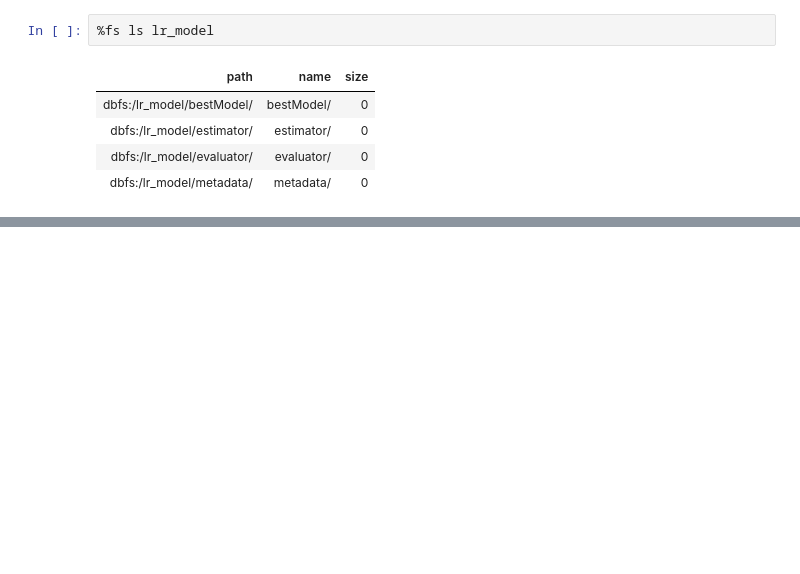
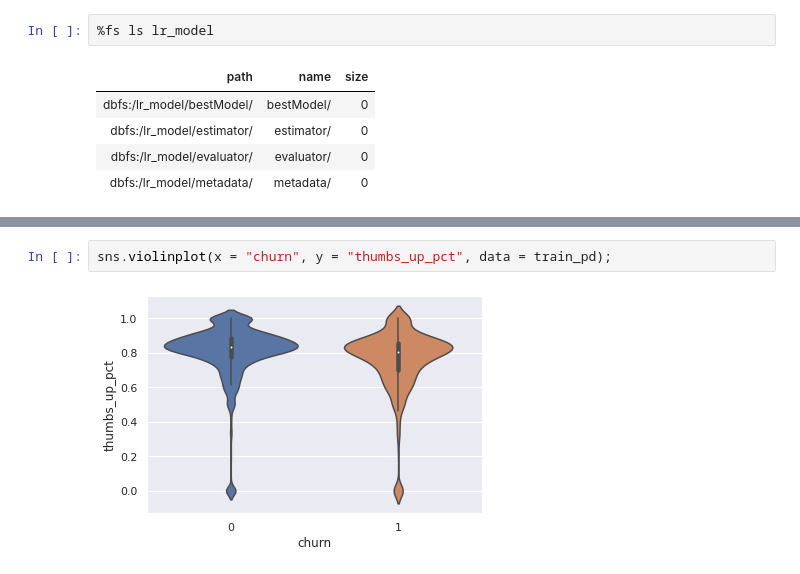
Before and after one commit to smit5490/sparkify-customer-retention, a Jupyter notebook: notebooks/1_databricks_cleaning_feature_engineering_full_data.ipynb, the cells around one changed output, grey strips where cells are left out. Cells and saved outputs as stored; diff of their text form; blank space fills up the shorter version.

```diff
--- a/notebooks/1_databricks_cleaning_feature_engineering_full_data.ipynb
+++ b/notebooks/1_databricks_cleaning_feature_engineering_full_data.ipynb
@@ -203,0 +245,4 @@ test.write.mode("overwrite").parquet("dbfs:/FileStore/data/test_full")
+# %%
+sns.violinplot(x = "churn", y = "thumbs_up_pct", data = train_pd);
+# %% [output]
+[figure, added]
```
Also changed, not shown: parts of 8 cells of this notebook, 1 other file.
